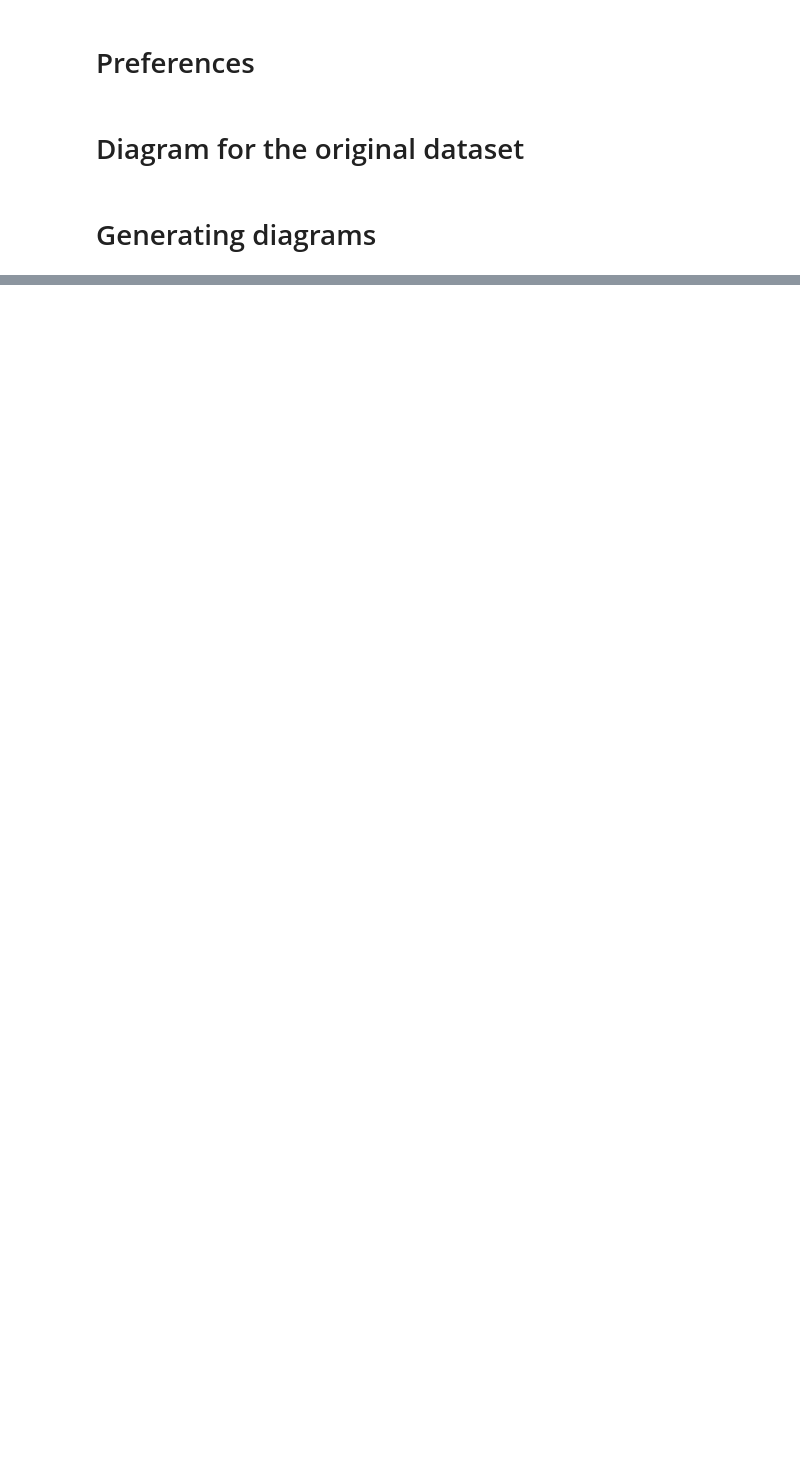
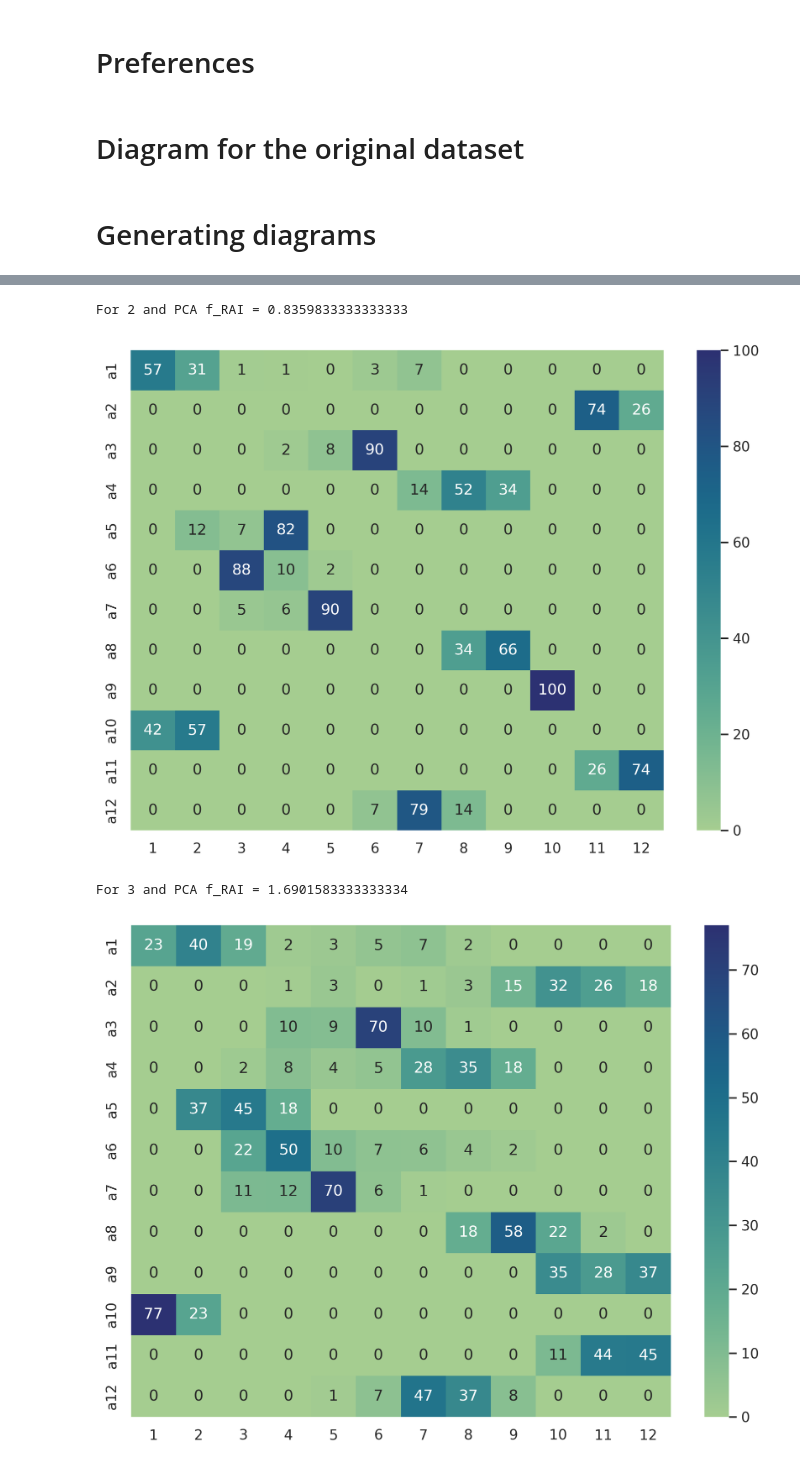
Before and after one commit to anras5/ordinal-regression-reduced, a Jupyter notebook: src/notebooks/case-study.ipynb, the cells around one changed output, grey strips where cells are left out. Drawn from its saved outputs; the diff is of its cells as text; code cells hidden in the pictures; blank space fills up the shorter version.

```diff
--- a/src/notebooks/case-study.ipynb
+++ b/src/notebooks/case-study.ipynb
@@ -298,0 +433,37 @@ for preference in [l[0] for l in preferences.values()]:
+# %%
+for n in [2, 3]:
+
+    # Calculations
+    pca = get_methods(n)["PCA"]
+    transformed_data = pca.fit_transform(dataset.data)
+    df_m = (
+        pd.DataFrame(transformed_data, index=dataset.data.index, columns=range(n))
+        .map(lambda x: f"{x:.4f}")
+        .astype(np.float64)
+    )
+    criteria = [Criterion(name, points=2) for name in df_m.columns]
+    df_samples = calculate_samples(df_m, preferences[6][0], criteria)
+    df_rai = calculate_rai(df_m, df_samples)
+
+    # Calculation of the metric
+    df_rai_safe = np.where(df_rai == 0, 1e-10, df_rai)
+    df_f_rai = (-df_rai * np.log2(df_rai_safe)).round(4).fillna(0.0)
+    f_rai = (df_f_rai.sum(axis=1) / len(df_f_rai)).sum()
+    print(f"For {n} and PCA f_RAI = {f_rai}")
+
+    # Plotting
+    df_rai = df_rai*100
+    plt.figure(figsize=(8, 6), dpi=300)
+    sns.heatmap(df_rai, annot=True, fmt=".0f", cmap="crest")
+    plt.tight_layout()
+
+    path = Path("../data/insulating-materials/output-dataset/preferences_6/plots/rai")
+    path.mkdir(exist_ok=True)
+    plt.savefig(path / f"{n}dim_PCA")
+
+    plt.show()
+# %% [output]
+For 2 and PCA f_RAI = 0.8359833333333333
+[figure, added]
+For 3 and PCA f_RAI = 1.6901583333333334
+[figure, added]
```
Also changed, not shown: parts of 39 cells of this notebook.
